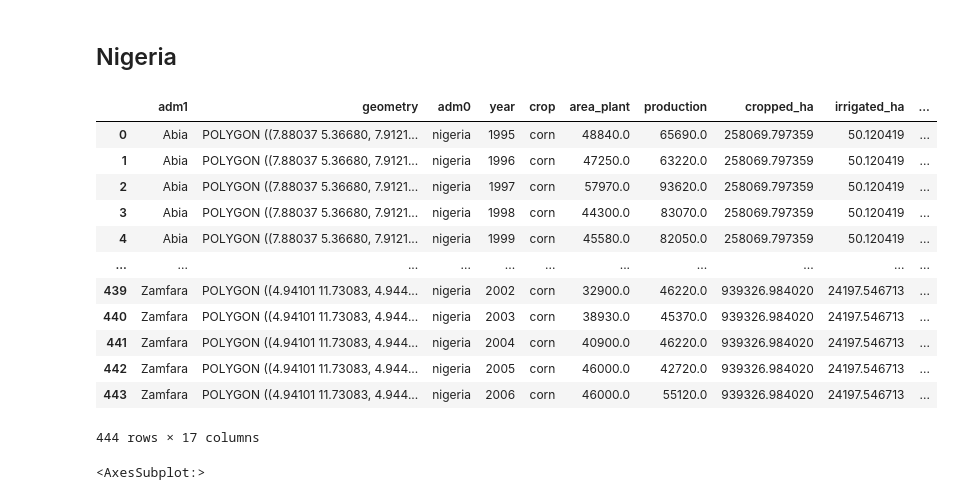
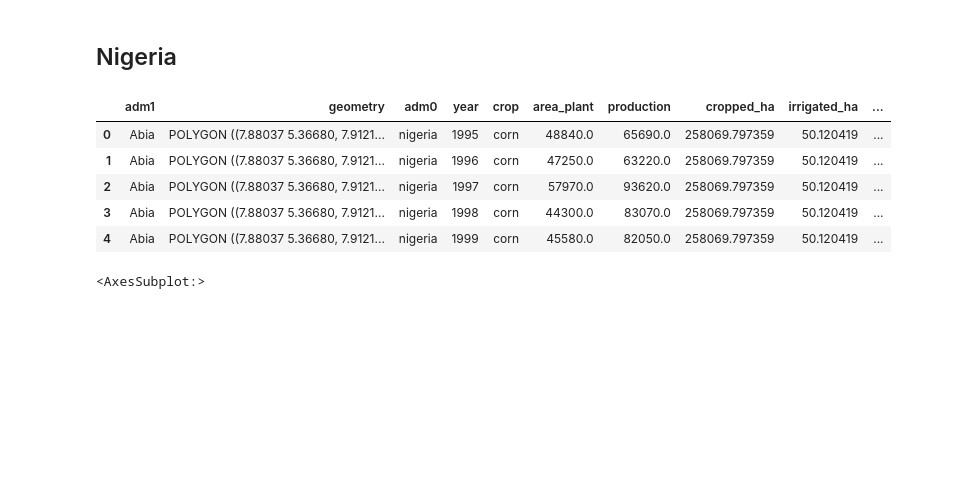
Before and after one commit to gracelewin/data_exploration, a Jupyter notebook: country_data.ipynb, the cells around one changed output. Cells and saved outputs as stored; diff of their text form; code cells hidden in the pictures; blank space fills up the shorter version.

```diff
--- a/country_data.ipynb
+++ b/country_data.ipynb
@@ -53,21 +55,14 @@ nga_crop.to_csv('data/NGA_corn_adm1_gmfd_v3.csv')
 nga_crop = nga_crop[nga_columns_keep].set_index(keys = 'adm1')
 # %%
 nga_joined = nga_shp.join(other = nga_crop, how = 'left').reset_index()
-nga_joined
+nga_joined.head()
 # %% [output]
 |  | adm1 | geometry | adm0 | year | crop | area_plant | production | cropped_ha | irrigated_ha | ... |
 | 0 | Abia | POLYGON ((7.88037 5.36680, 7.9121... | nigeria | 1995 | corn | 48840.0 | 65690.0 | 258069.797359 | 50.120419 | ... |
 | 1 | Abia | POLYGON ((7.88037 5.36680, 7.9121... | nigeria | 1996 | corn | 47250.0 | 63220.0 | 258069.797359 | 50.120419 | ... |
 | 2 | Abia | POLYGON ((7.88037 5.36680, 7.9121... | nigeria | 1997 | corn | 57970.0 | 93620.0 | 258069.797359 | 50.120419 | ... |
 | 3 | Abia | POLYGON ((7.88037 5.36680, 7.9121... | nigeria | 1998 | corn | 44300.0 | 83070.0 | 258069.797359 | 50.120419 | ... |
 | 4 | Abia | POLYGON ((7.88037 5.36680, 7.9121... | nigeria | 1999 | corn | 45580.0 | 82050.0 | 258069.797359 | 50.120419 | ... |
-| ... | ... | ... | ... | ... | ... | ... | ... | ... | ... | ... |
-| 439 | Zamfara | POLYGON ((4.94101 11.73083, 4.944... | nigeria | 2002 | corn | 32900.0 | 46220.0 | 939326.984020 | 24197.546713 | ... |
-| 440 | Zamfara | POLYGON ((4.94101 11.73083, 4.944... | nigeria | 2003 | corn | 38930.0 | 45370.0 | 939326.984020 | 24197.546713 | ... |
-| 441 | Zamfara | POLYGON ((4.94101 11.73083, 4.944... | nigeria | 2004 | corn | 40900.0 | 46220.0 | 939326.984020 | 24197.546713 | ... |
-| 442 | Zamfara | POLYGON ((4.94101 11.73083, 4.944... | nigeria | 2005 | corn | 46000.0 | 42720.0 | 939326.984020 | 24197.546713 | ... |
-| 443 | Zamfara | POLYGON ((4.94101 11.73083, 4.944... | nigeria | 2006 | corn | 46000.0 | 55120.0 | 939326.984020 | 24197.546713 | ... |
-444 rows × 17 columns
 # %%
 nga_joined.plot(column = 'adm1')
 # %% [output]
```
Also changed, not shown: parts of 4 cells of this notebook, 6 other files.
